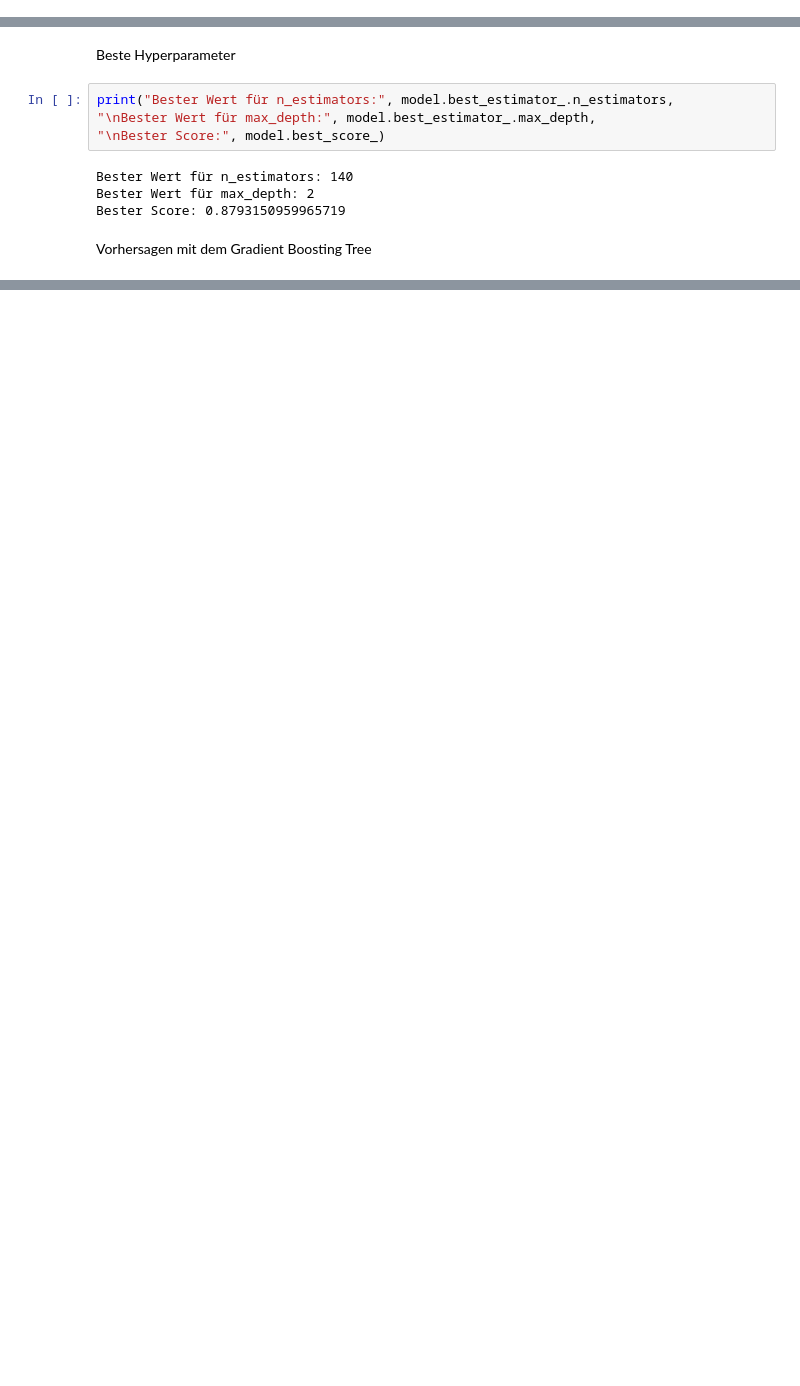
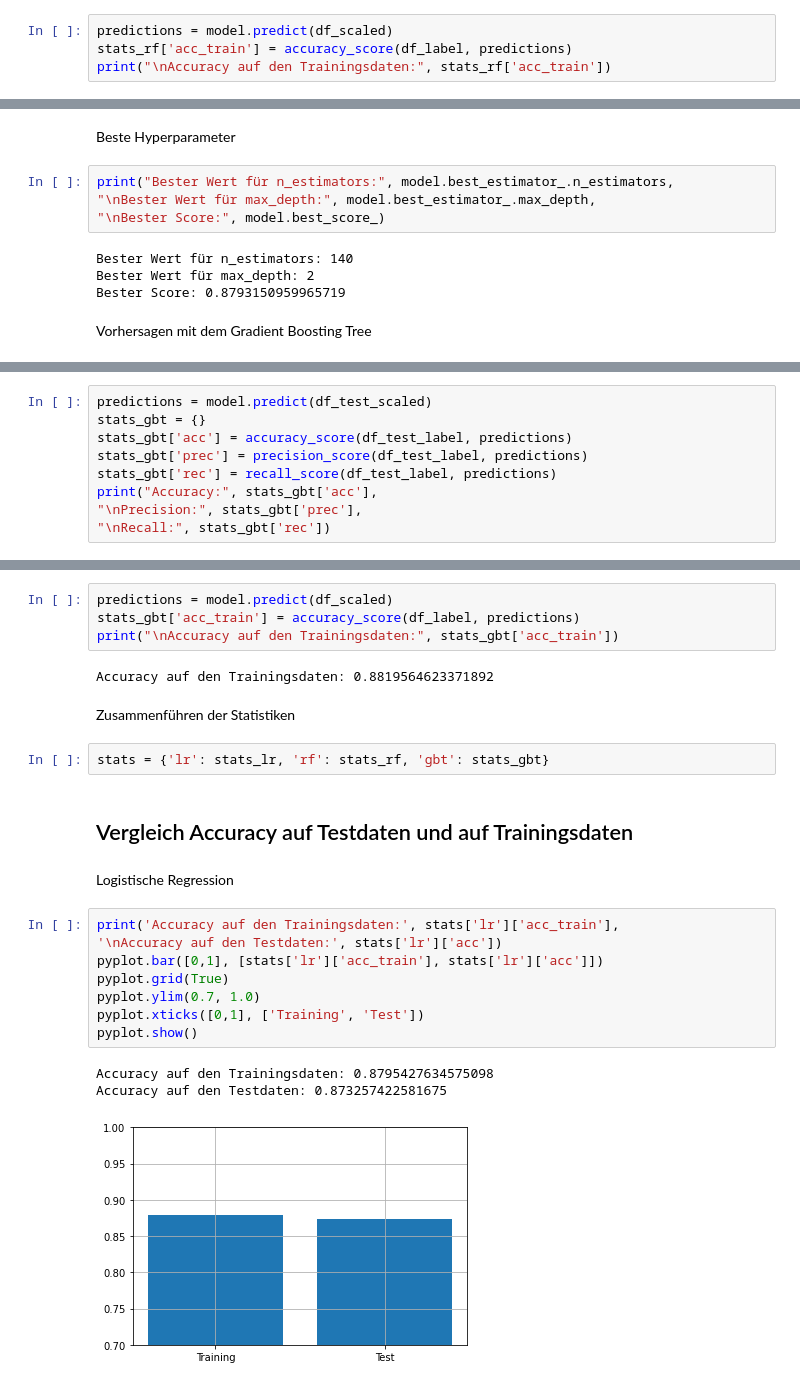
Before and after one commit to czal1011/ml-labor, a Jupyter notebook: project.ipynb, the cells around one changed output, grey strips where cells are left out. Cells and saved outputs as stored; diff of their text form; blank space fills up the shorter version.

```diff
--- a/project.ipynb
+++ b/project.ipynb
@@ -363,0 +401,4 @@ Accuracy auf den Trainingsdaten: 0.8732580380726842
+# %%
+predictions = model.predict(df_scaled)
+stats_rf['acc_train'] = accuracy_score(df_label, predictions)
+print("\nAccuracy auf den Trainingsdaten:", stats_rf['acc_train'])
@@ -411,0 +430,9 @@ print(end='')
+# %%
+predictions = model.predict(df_test_scaled)
+stats_gbt = {}
+stats_gbt['acc'] = accuracy_score(df_test_label, predictions)
+stats_gbt['prec'] = precision_score(df_test_label, predictions)
+stats_gbt['rec'] = recall_score(df_test_label, predictions)
+print("Accuracy:", stats_gbt['acc'],
+"\nPrecision:", stats_gbt['prec'],
+"\nRecall:", stats_gbt['rec'])
@@ -411,0 +454,26 @@ print(end='')
+# %%
+predictions = model.predict(df_scaled)
+stats_gbt['acc_train'] = accuracy_score(df_label, predictions)
+print("\nAccuracy auf den Trainingsdaten:", stats_gbt['acc_train'])
+# %% [output]
+Accuracy auf den Trainingsdaten: 0.8819564623371892
+# %% [markdown]
+Zusammenführen der Statistiken
+# %%
+stats = {'lr': stats_lr, 'rf': stats_rf, 'gbt': stats_gbt}
+# %% [markdown]
+## Vergleich Accuracy auf Testdaten und auf Trainingsdaten
+# %% [markdown]
+Logistische Regression
+# %%
+print('Accuracy auf den Trainingsdaten:', stats['lr']['acc_train'],
+'\nAccuracy auf den Testdaten:', stats['lr']['acc'])
+pyplot.bar([0,1], [stats['lr']['acc_train'], stats['lr']['acc']])
+pyplot.grid(True)
+pyplot.ylim(0.7, 1.0)
+pyplot.xticks([0,1], ['Training', 'Test'])
+pyplot.show()
+# %% [output]
+Accuracy auf den Trainingsdaten: 0.8795427634575098
+Accuracy auf den Testdaten: 0.873257422581675
+[figure, added]
```
Also changed, not shown: parts of 46 cells of this notebook.
